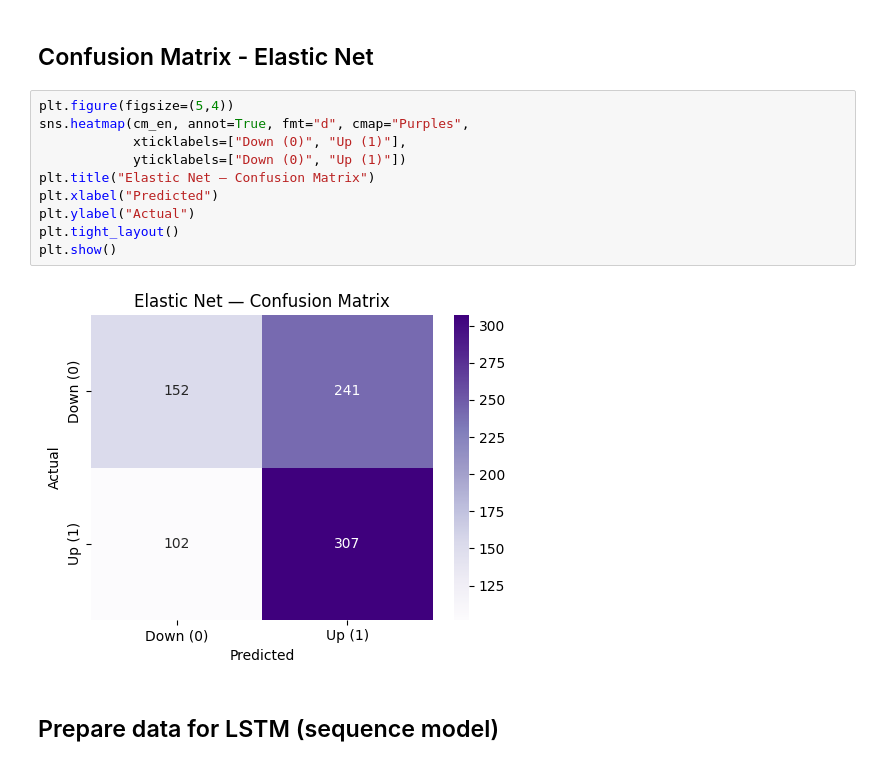
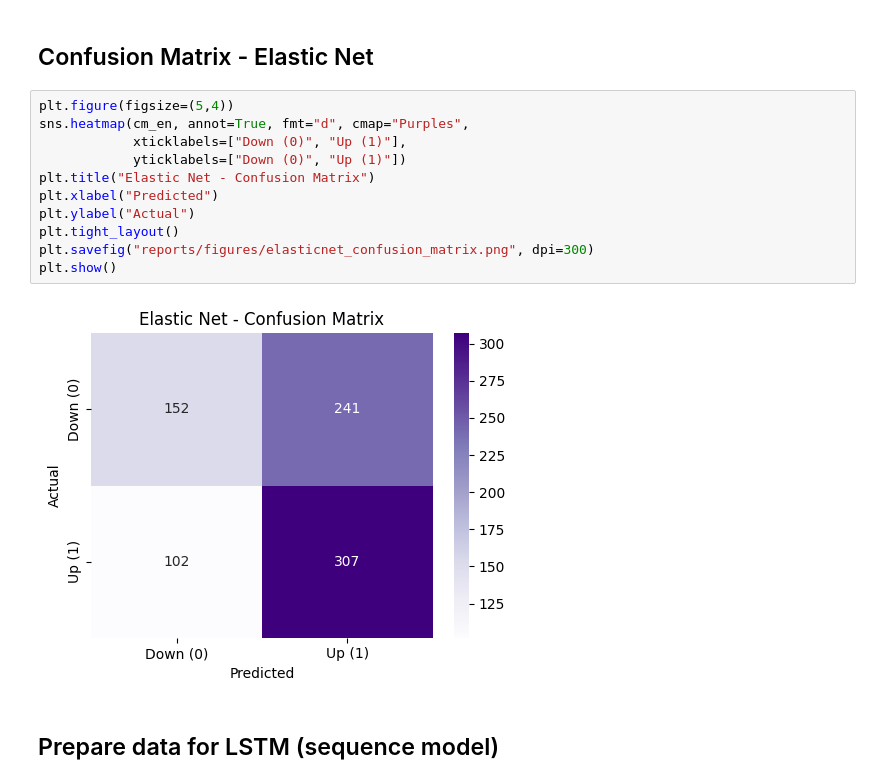
Before and after one commit to jordisa20/BTC-Price-Predictor, a Jupyter notebook: notebooks/bitcoin_trend.ipynb, the cells around one changed output. Drawn from its saved outputs; the diff is of its cells as text.

```diff
--- a/notebooks/bitcoin_trend.ipynb
+++ b/notebooks/bitcoin_trend.ipynb
@@ -322,15 +326,16 @@ Confusion Matrix:
 # %%
 plt.figure(figsize=(5,4))
 sns.heatmap(cm_en, annot=True, fmt="d", cmap="Purples",
             xticklabels=["Down (0)", "Up (1)"],
             yticklabels=["Down (0)", "Up (1)"])
-plt.title("Elastic Net — Confusion Matrix")
+plt.title("Elastic Net - Confusion Matrix")
 plt.xlabel("Predicted")
 plt.ylabel("Actual")
 plt.tight_layout()
+plt.savefig("reports/figures/elasticnet_confusion_matrix.png", dpi=300)
 plt.show()
 # %% [output]
-[figure, old version]
+[figure, new version]
 # %% [markdown]
 ## Prepare data for LSTM (sequence model)
 # %%
```
Also changed, not shown: parts of 7 cells of this notebook, 4 other files.
